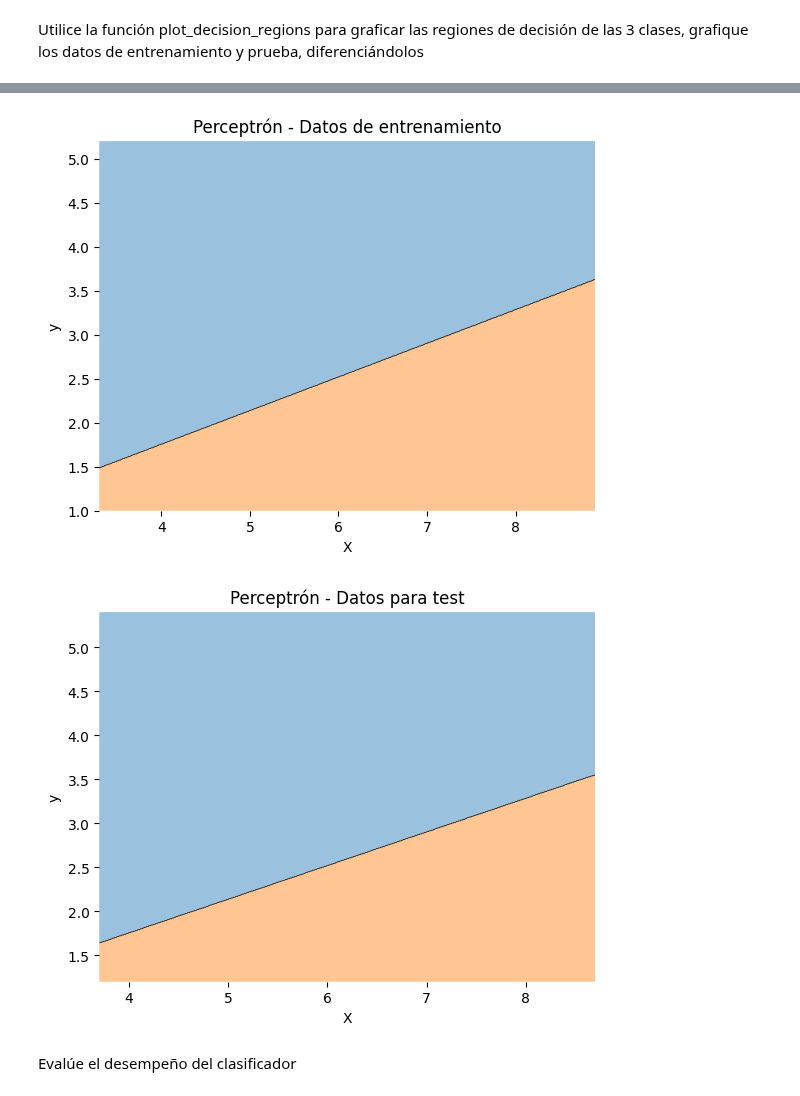
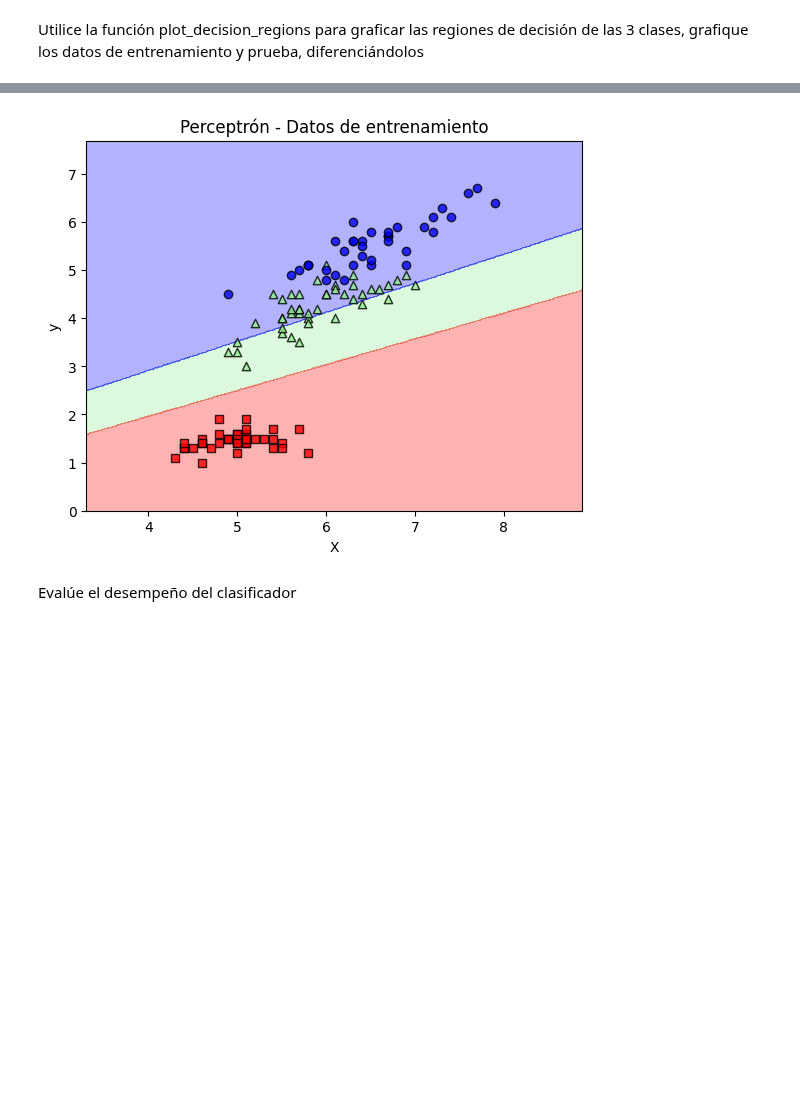
Before and after one commit to DinoMondino/IA, a Jupyter notebook: _6_PS_PMC/PerceptronSimple.ipynb, the cells around one changed output, grey strips where cells are left out. Cells and saved outputs as stored; diff of their text form; code cells hidden in the pictures; blank space fills up the shorter version.

```diff
--- a/_6_PS_PMC/PerceptronSimple.ipynb
+++ b/_6_PS_PMC/PerceptronSimple.ipynb
@@ -267,18 +243,9 @@ Ahora utilice las 3 clases del conjunto de datos usando las mismas característi
 # %%
 from sklearn.model_selection import train_test_split
 
-X = df.iloc[:, :-1]
-y = df.iloc[:, -1].copy()
-
-for x in range(len(y)):
-    if y[x] == "Iris-setosa":
-        y[x] = 0
-    elif y[x] == "Iris-versicolor":
-        y[x] = 1
-    else:
-        y[x] = 7
-
-y = y.astype(int)
+X = np.array(df.iloc[:, [0,2]])
+y = np.array(df.iloc[:, -1].copy())
+y = np.where(y == "Iris-setosa", 0, np.where(y == "Iris-versicolor",1,2))
 
 X_train, X_test, y_train, y_test = train_test_split(X, y, test_size=0.2, random_state=100)
 # %% [markdown]
@@ -286,6 +253,6 @@ Entrene un perceptrón simple usando la clase [Perceptron](https://scikit-learn.
 # %%
 from sklearn.linear_model import Perceptron
 
-percep = Perceptron()
+percep = Perceptron(max_iter=20,eta0= 0.05, random_state=100,shuffle=True)
 percep.fit(X_train, y_train)
 # %% [output]
@@ -300,20 +288,18 @@ from mlxtend.plotting import plot_decision_regions
+# %%
+X_train = np.array(X_train)
+y_train = np.array(y_train)
+X_test = np.array(X_test)
+y_test = np.array(y_test)
 # %%
-plt.figure()
-plot_decision_regions(X_train_np, y_train_np, clf=percep, filler_feature_values={2: 0, 3: 0})
+# X_comb =
+
+plot_decision_regions(X_train, y_train, percep)
 plt.title('Perceptrón - Datos de entrenamiento')
 plt.xlabel('X')
 plt.ylabel('y')
 plt.show()
-
-plt.figure()
-plot_decision_regions(X_test_np, y_test_np, clf=percep, filler_feature_values={2: 0, 3: 0})
-plt.title('Perceptrón - Datos para test')
-plt.xlabel('X')
-plt.ylabel('y')
-plt.show()
 # %% [output]
-[figure, old version]
+[figure, new version]
-[figure, removed]
 # %% [markdown]
 Evalúe el desempeño del clasificador
 # %%
```
Also changed, not shown: parts of 17 cells of this notebook, 2 other files.
